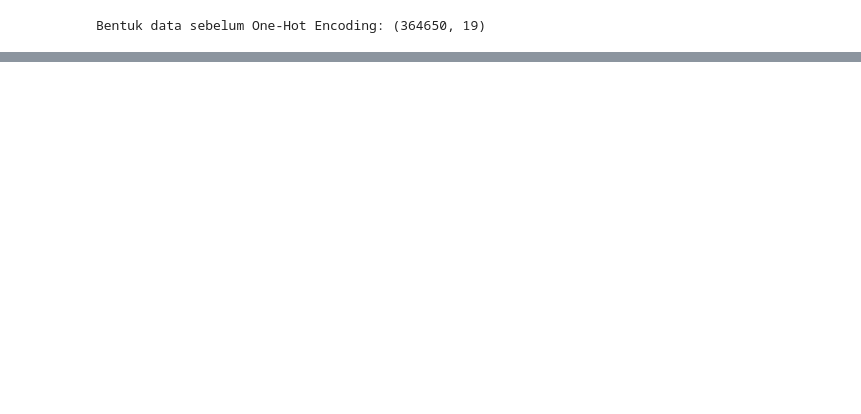
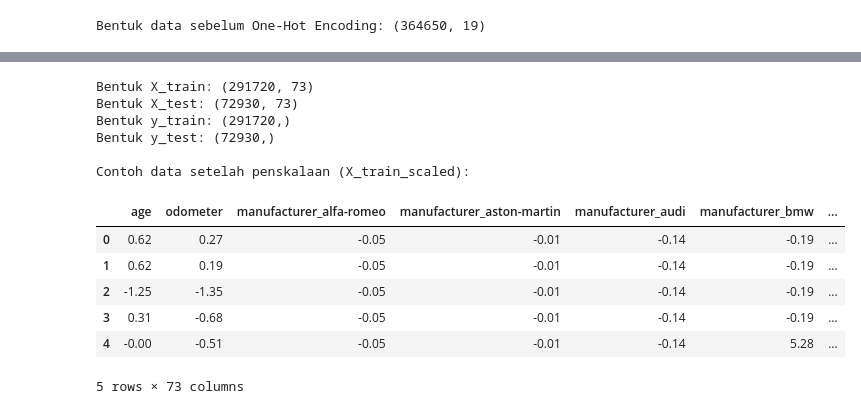
Before and after one commit to Ryanakml/Car-Price-Prediction-with-LinReg-form-Scratch, a Jupyter notebook: Car_Price_Prediction_with_LinReg_form_Scratch.ipynb, the cells around one changed output, grey strips where cells are left out. Drawn from its saved outputs; the diff is of its cells as text; code cells hidden in the pictures; blank space fills up the shorter version.

```diff
--- a/Car_Price_Prediction_with_LinReg_form_Scratch.ipynb
+++ b/Car_Price_Prediction_with_LinReg_form_Scratch.ipynb
@@ -634,0 +729,48 @@ print(f"Bentuk data setelah One-Hot Encoding: {df_encoded.shape}")
+# %%
+from sklearn.model_selection import train_test_split
+from sklearn.preprocessing import StandardScaler
+# 1. Pisahkan fitur (X) dan target (y)
+# Kita akan menghapus kolom yang tidak relevan atau sudah di-encode
+X = df_final.drop(columns=['price'])
+y = df_final['price']
+
+# 2. Pisahkan data menjadi set pelatihan dan pengujian (80% train, 20% test)
+X_train, X_test, y_train, y_test = train_test_split(X, y, test_size=0.2, random_state=42)
+
+# 3. Penskalaan Fitur
+scaler = StandardScaler()
+
+# FIT scaler HANYA pada data pelatihan untuk mencegah kebocoran data dari set pengujian
+scaler.fit(X_train)
+
+# TRANSFORM kedua set data (pelatihan dan pengujian)
+X_train_scaled = scaler.transform(X_train)
+X_test_scaled = scaler.transform(X_test)
+
+# Konversi kembali ke DataFrame untuk kemudahan inspeksi (opsional)
+X_train_scaled = pd.DataFrame(X_train_scaled, columns=X.columns)
+X_test_scaled = pd.DataFrame(X_test_scaled, columns=X.columns)
+
+# Tampilkan bentuk dari setiap set data
+print(f"Bentuk X_train: {X_train.shape}")
+print(f"Bentuk X_test: {X_test.shape}")
+print(f"Bentuk y_train: {y_train.shape}")
+print(f"Bentuk y_test: {y_test.shape}")
+
+# Tampilkan beberapa baris pertama dari data yang telah diskalakan
+print("\nContoh data setelah penskalaan (X_train_scaled):")
+X_train_scaled.head()
+# %% [output]
+Bentuk X_train: (291720, 73)
+Bentuk X_test: (72930, 73)
+Bentuk y_train: (291720,)
+Bentuk y_test: (72930,)
+
+Contoh data setelah penskalaan (X_train_scaled):
+|  | age | odometer | manufacturer_alfa-romeo | manufacturer_aston-martin | manufacturer_audi | manufacturer_bmw | ... |
+| 0 | 0.62 | 0.27 | -0.05 | -0.01 | -0.14 | -0.19 | ... |
+| 1 | 0.62 | 0.19 | -0.05 | -0.01 | -0.14 | -0.19 | ... |
+| 2 | -1.25 | -1.35 | -0.05 | -0.01 | -0.14 | -0.19 | ... |
+| 3 | 0.31 | -0.68 | -0.05 | -0.01 | -0.14 | -0.19 | ... |
+| 4 | -0.00 | -0.51 | -0.05 | -0.01 | -0.14 | 5.28 | ... |
+5 rows × 73 columns
```
Also changed, not shown: parts of 21 cells of this notebook.
